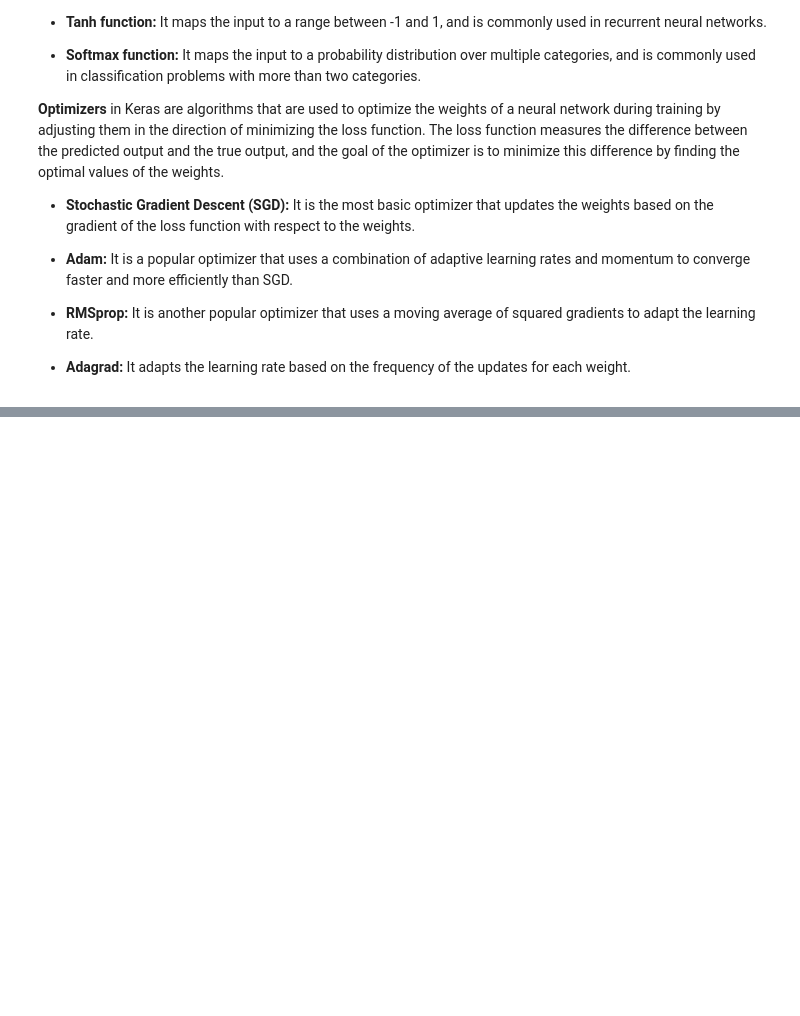
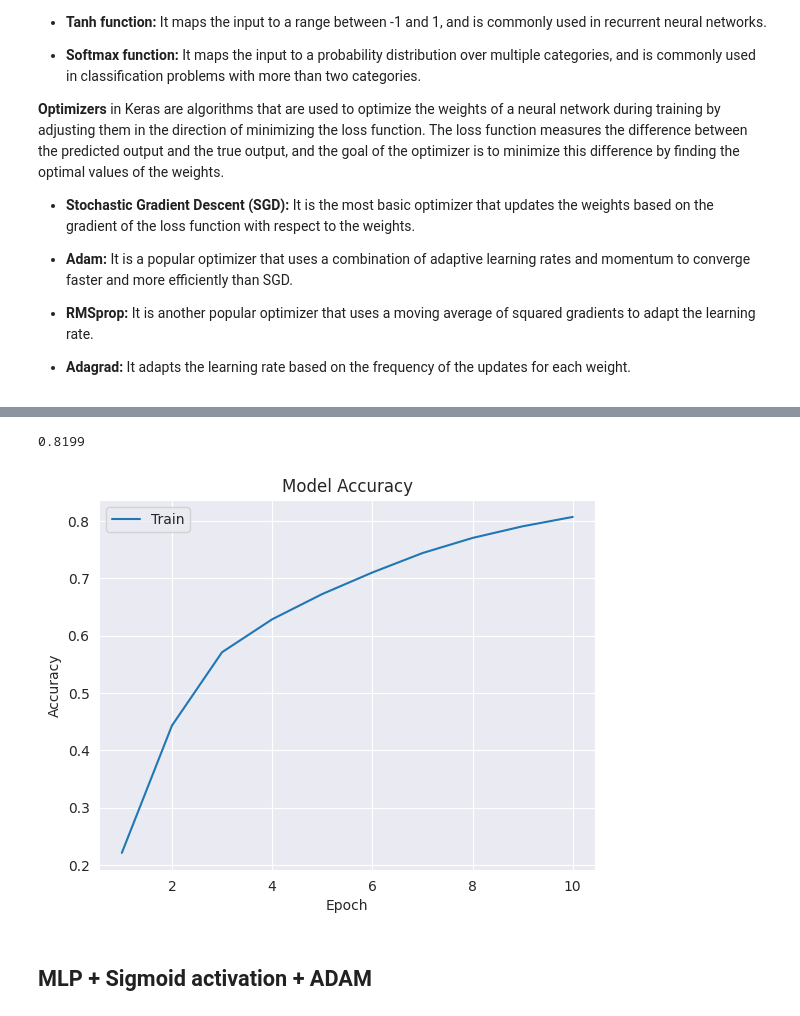
Before and after one commit to mjmousavi97/Deep-Learning-Tehran-uni, a Jupyter notebook: HomeWorks/01 HW/image_classification_mnist.ipynb, the cells around one changed output, grey strips where cells are left out. Cells and saved outputs as stored; diff of their text form; code cells hidden in the pictures; blank space fills up the shorter version.

```diff
--- a/HomeWorks/01 HW/image_classification_mnist.ipynb
+++ b/HomeWorks/01 HW/image_classification_mnist.ipynb
@@ -260,0 +264,9 @@ The purpose of using **Activation Functions** in Keras is to allow the neural ne
+# %%
+model_sigmoid = Sequential(
+    [
+        Dense(512, activation='sigmoid', input_shape=input_dim),
+        Dense(128, activation='sigmoid', input_shape=(512, )),
+        Dense(10, activation='softmax')
+    ]
+)
+model_sigmoid.summary()
@@ -260,0 +287,3 @@ The purpose of using **Activation Functions** in Keras is to allow the neural ne
+# %%
+model_sigmoid.compile(optimizer='sgd', loss='categorical_crossentropy', metrics=['accuracy'])
+history = model_sigmoid.fit(X_train, y_train, batch_size=batch_size, epochs=n_epochs)
@@ -260,0 +319,10 @@ The purpose of using **Activation Functions** in Keras is to allow the neural ne
+# %%
+accuracy
+# %% [output]
+0.8199
+# %%
+plot_accuracy(model_sigmoid)
+# %% [output]
+[figure, added]
+# %% [markdown]
+## MLP + Sigmoid activation + ADAM
```
Also changed, not shown: parts of 17 cells of this notebook.
